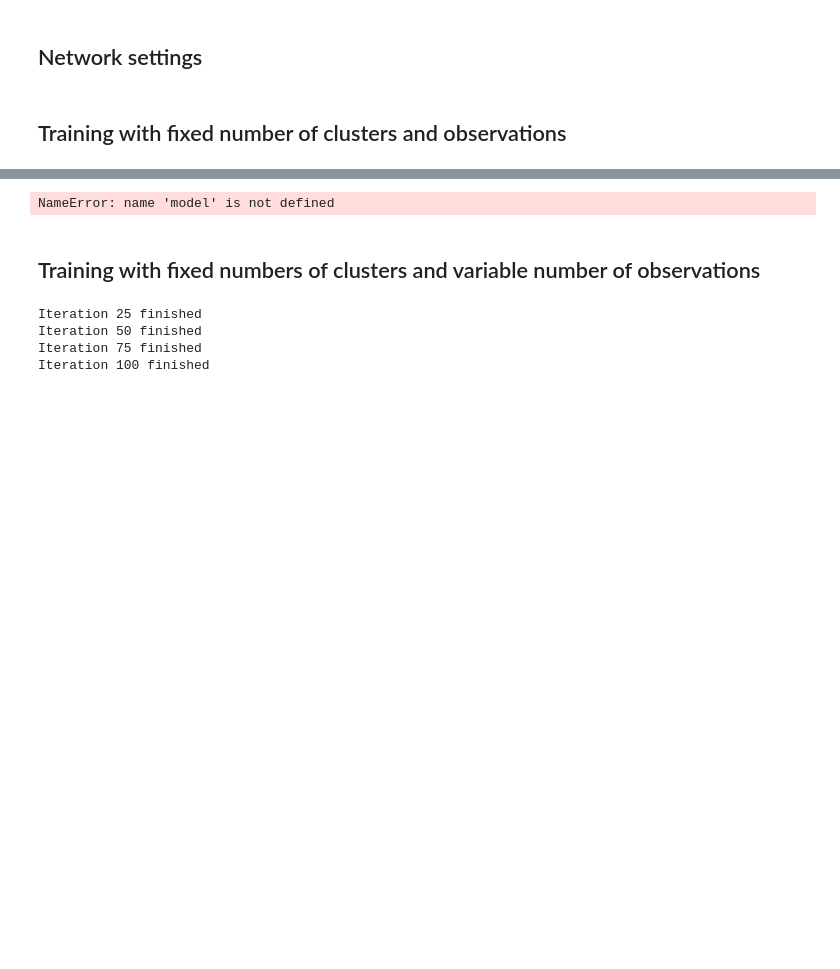
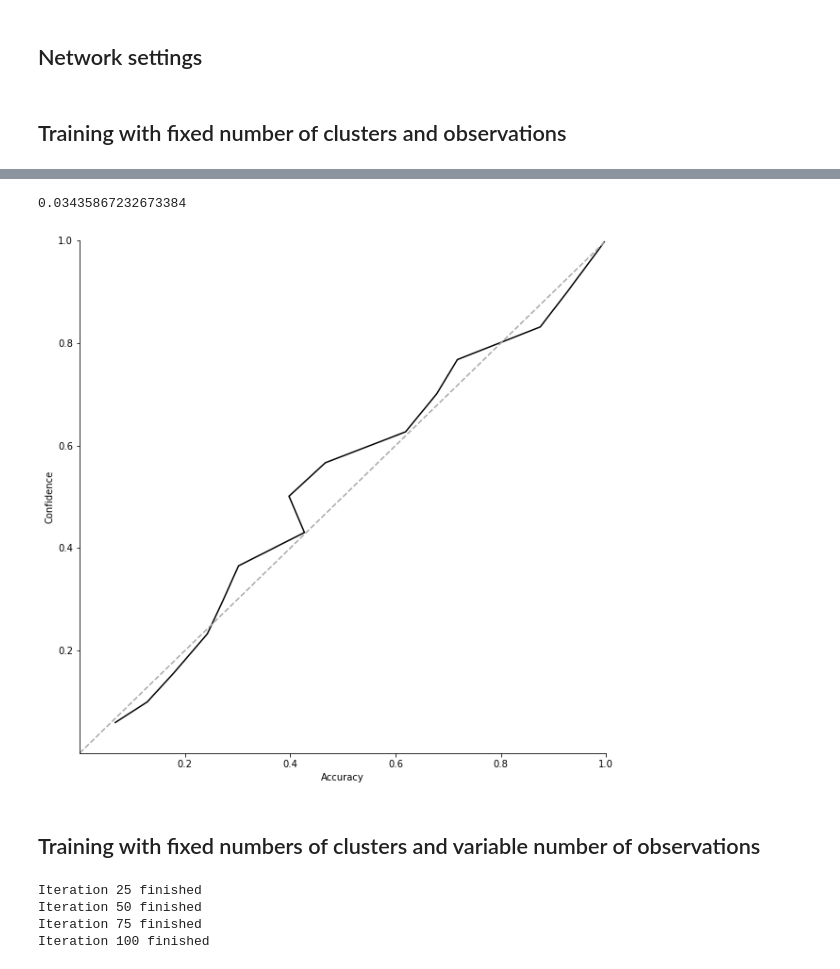
Before and after one commit to elseml/DeepHierarchicalModelComparison, a Jupyter notebook: Python code/Deep_Hierarchical_Model_Dirichlet.ipynb, the cells around one changed output, grey strips where cells are left out. Drawn from its saved outputs; the diff is of its cells as text; code cells hidden in the pictures; blank space fills up the shorter version.

```diff
--- a/Python code/Deep_Hierarchical_Model_Dirichlet.ipynb
+++ b/Python code/Deep_Hierarchical_Model_Dirichlet.ipynb
@@ -874,24 +864,26 @@ perf_tester(evidence_net, summary_net, val_data, n_cal_bins=15)
 # %%
 # Plotting for thesis
-probs = model(val_data["X"])
-true_models = val_data["m"]
+
+probs = tf.concat([evidence_net.predict(summary_net(x_chunk))['m_probs'][:, 1] for x_chunk in tf.split(val_data['X'], 20)], axis=0).numpy()
+true_models = val_data['m'][:, 1]
 
 fig, ax = plt.subplots(figsize=(10,10))
 
 prob_true, prob_pred = calibration_curve(true_models, probs, n_bins=15)
 cal_err = np.mean(np.abs(prob_true - prob_pred))
 print(cal_err)
 ax.plot(prob_true, prob_pred, color='black')
 ax.set_xlim([0, 1])
 ax.set_ylim([0, 1])
 ax.plot(ax.get_xlim(), ax.get_xlim(), '--', color='darkgrey')
 ax.set_xticks([0.2, 0.4, 0.6, 0.8, 1.0])
 ax.set_yticks([0.2, 0.4, 0.6, 0.8, 1.0])
 ax.set_xlabel('Accuracy')
 ax.set_ylabel('Confidence')
 sns.despine(ax=ax)
 # %% [output]
-NameError: name 'model' is not defined
+0.03435867232673384
+[figure, added]
 # %% [markdown]
 ## Training with fixed numbers of clusters and variable number of observations
 # %%
```
Also changed, not shown: parts of 20 cells of this notebook.
